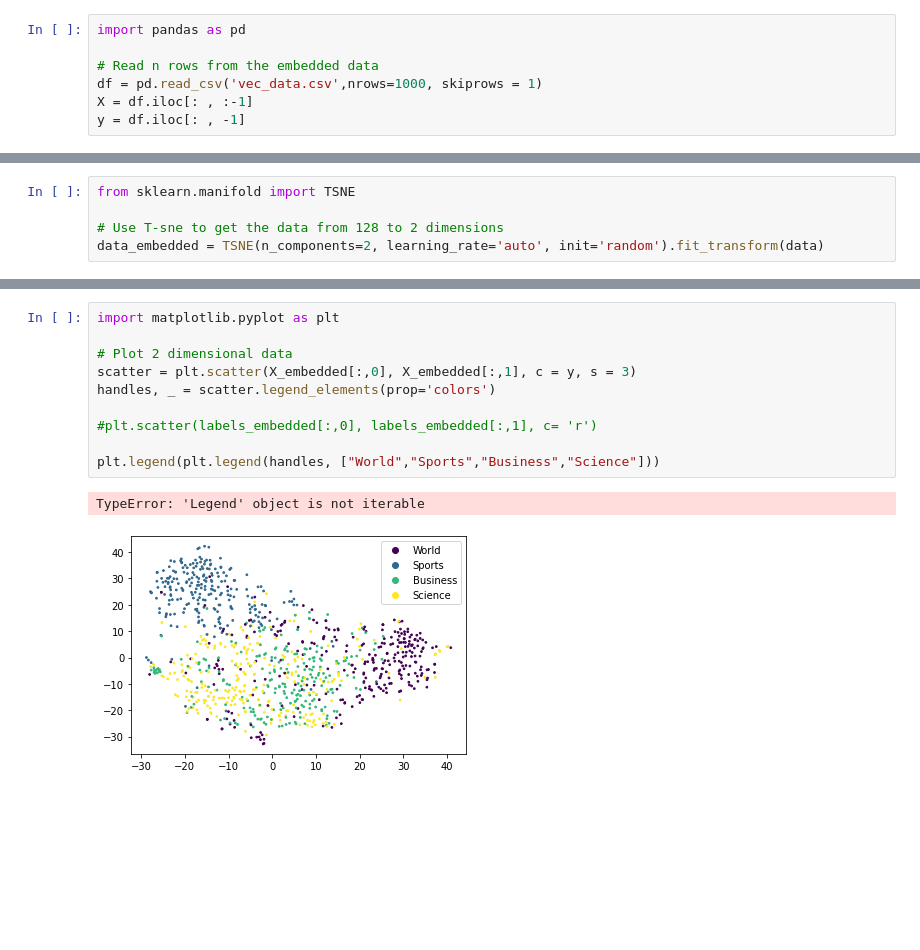
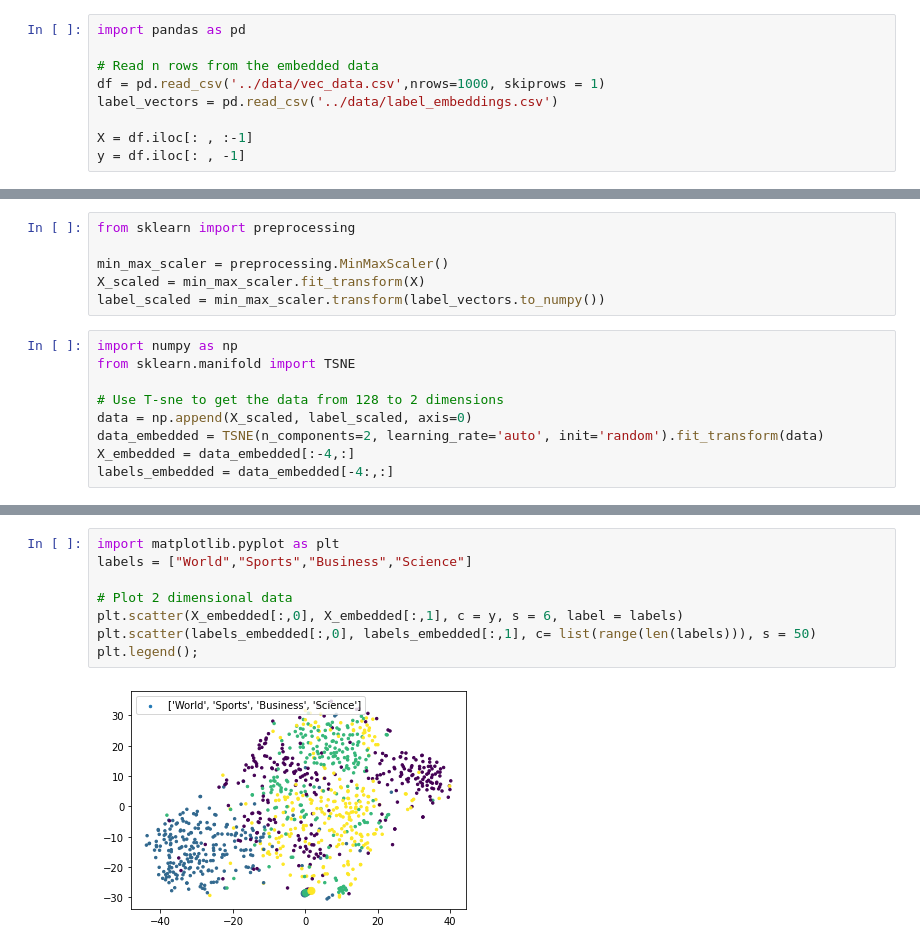
Before and after one commit to viktor-enzell/bert-summarizer, a Jupyter notebook: src/similarity_comparator.ipynb, the cells around one changed output, grey strips where cells are left out. Cells and saved outputs as stored; diff of their text form; blank space fills up the shorter version.

```diff
--- a/src/similarity_comparator.ipynb
+++ b/src/similarity_comparator.ipynb
@@ -2,6 +2,8 @@
 import pandas as pd
 
 # Read n rows from the embedded data
-df = pd.read_csv('vec_data.csv',nrows=1000, skiprows = 1)
+df = pd.read_csv('../data/vec_data.csv',nrows=1000, skiprows = 1)
+label_vectors = pd.read_csv('../data/label_embeddings.csv')
+
 X = df.iloc[: , :-1]
 y = df.iloc[: , -1]
@@ -12,5 +10,15 @@ data = np.append(X.to_numpy(),labels.to_numpy(), axis=0)
+# %%
+from sklearn import preprocessing
+
+min_max_scaler = preprocessing.MinMaxScaler()
+X_scaled = min_max_scaler.fit_transform(X)
+label_scaled = min_max_scaler.transform(label_vectors.to_numpy())
 # %%
+import numpy as np
 from sklearn.manifold import TSNE
 
 # Use T-sne to get the data from 128 to 2 dimensions
+data = np.append(X_scaled, label_scaled, axis=0)
 data_embedded = TSNE(n_components=2, learning_rate='auto', init='random').fit_transform(data)
+X_embedded = data_embedded[:-4,:]
+labels_embedded = data_embedded[-4:,:]
@@ -21,13 +34,10 @@ plt.scatter(labels_embedded[:,0], labels_embedded[:,1])
 # %%
 import matplotlib.pyplot as plt
+labels = ["World","Sports","Business","Science"]
 
 # Plot 2 dimensional data
-scatter = plt.scatter(X_embedded[:,0], X_embedded[:,1], c = y, s = 3)
-handles, _ = scatter.legend_elements(prop='colors')
-
-#plt.scatter(labels_embedded[:,0], labels_embedded[:,1], c= 'r')
-
-plt.legend(plt.legend(handles, ["World","Sports","Business","Science"]))
+plt.scatter(X_embedded[:,0], X_embedded[:,1], c = y, s = 6, label = labels)
+plt.scatter(labels_embedded[:,0], labels_embedded[:,1], c= list(range(len(labels))), s = 50)
+plt.legend();
 # %% [output]
-TypeError: 'Legend' object is not iterable
-[figure, old version]
+[figure, new version]
```
Also changed, not shown: parts of 7 cells of this notebook.
